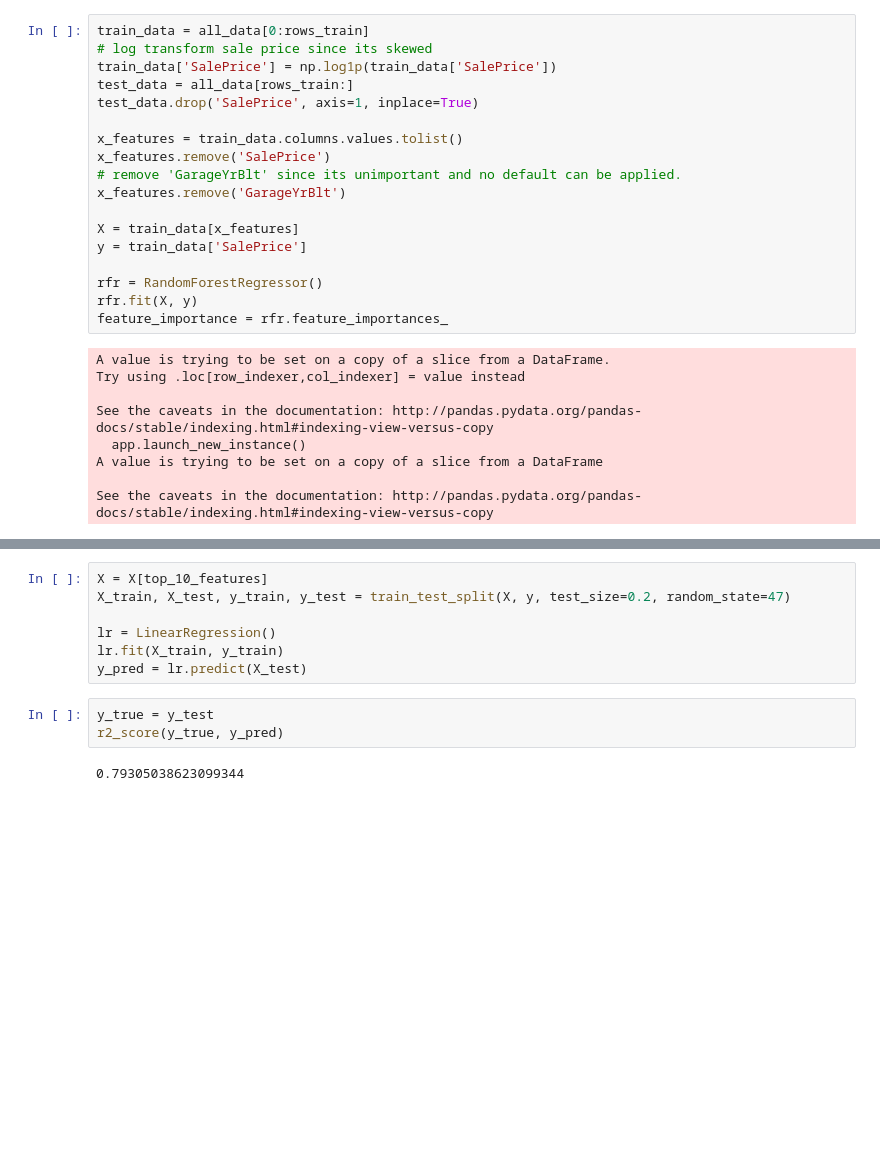
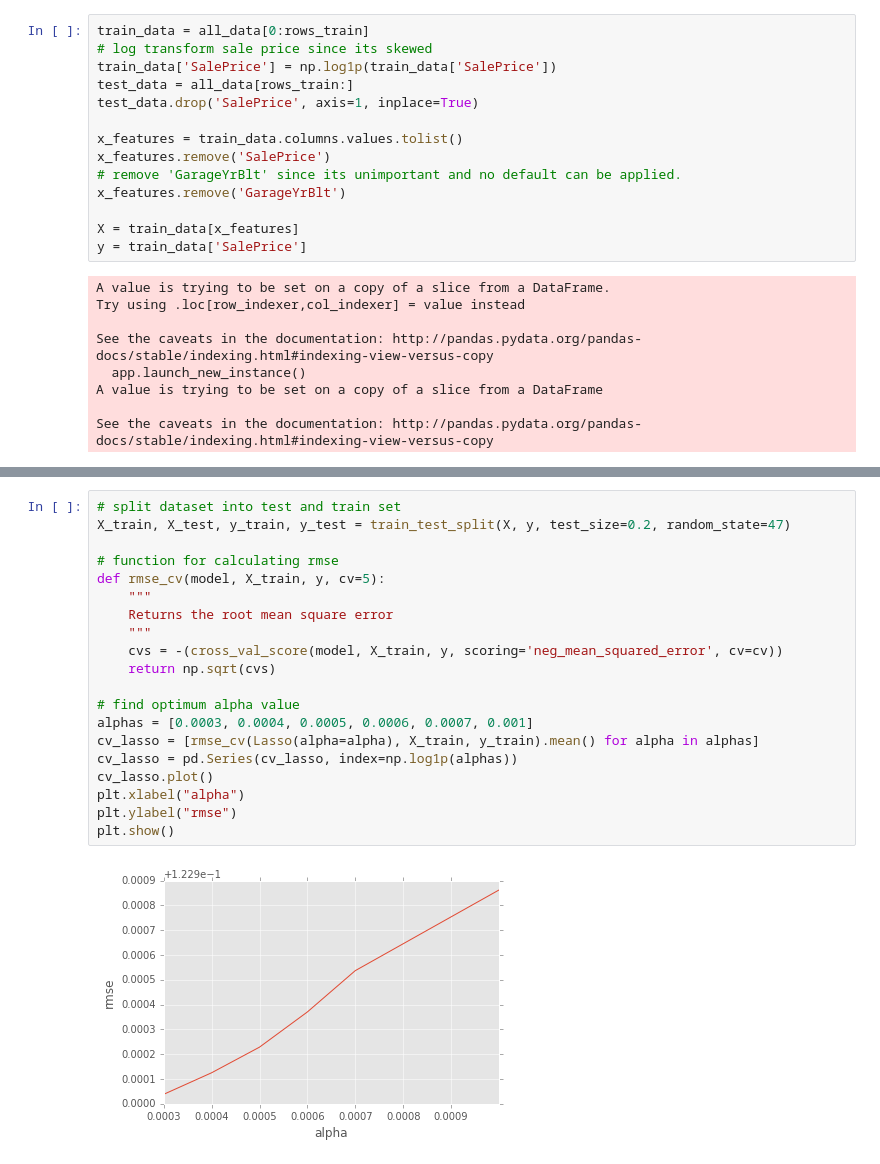
Before and after one commit to dheerajgopi/learn-ML, a Jupyter notebook: kaggle-house-price.ipynb, the cells around one changed output, grey strips where cells are left out. Drawn from its saved outputs; the diff is of its cells as text; blank space fills up the shorter version.

Commit message:
find features using lasso

```diff
--- a/kaggle-house-price.ipynb
+++ b/kaggle-house-price.ipynb
@@ -165,10 +165,6 @@ x_features.remove('GarageYrBlt')
 
 X = train_data[x_features]
 y = train_data['SalePrice']
-
-rfr = RandomForestRegressor()
-rfr.fit(X, y)
-feature_importance = rfr.feature_importances_
 # %% [output]
 A value is trying to be set on a copy of a slice from a DataFrame.
 Try using .loc[row_indexer,col_indexer] = value instead
@@ -222,12 +177,22 @@ array(['OverallQual', 'GrLivArea', 'TotalBsmtSF', 'GarageCars',
-# %%
-X = X[top_10_features]
-X_train, X_test, y_train, y_test = train_test_split(X, y, test_size=0.2, random_state=47)
-
-lr = LinearRegression()
-lr.fit(X_train, y_train)
-y_pred = lr.predict(X_test)
-# %%
-y_true = y_test
-r2_score(y_true, y_pred)
-# %% [output]
-0.79305038623099344
+# %%
+# split dataset into test and train set
+X_train, X_test, y_train, y_test = train_test_split(X, y, test_size=0.2, random_state=47)
+
+# function for calculating rmse
+def rmse_cv(model, X_train, y, cv=5):
+    """
+    Returns the root mean square error
+    """
+    cvs = -(cross_val_score(model, X_train, y, scoring='neg_mean_squared_error', cv=cv))
+    return np.sqrt(cvs)
+
+# find optimum alpha value
+alphas = [0.0003, 0.0004, 0.0005, 0.0006, 0.0007, 0.001]
+cv_lasso = [rmse_cv(Lasso(alpha=alpha), X_train, y_train).mean() for alpha in alphas]
+cv_lasso = pd.Series(cv_lasso, index=np.log1p(alphas))
+cv_lasso.plot()
+plt.xlabel("alpha")
+plt.ylabel("rmse")
+plt.show()
+# %% [output]
+[figure, added]
```
Also changed, not shown: parts of 14 cells of this notebook, 1 other file.
